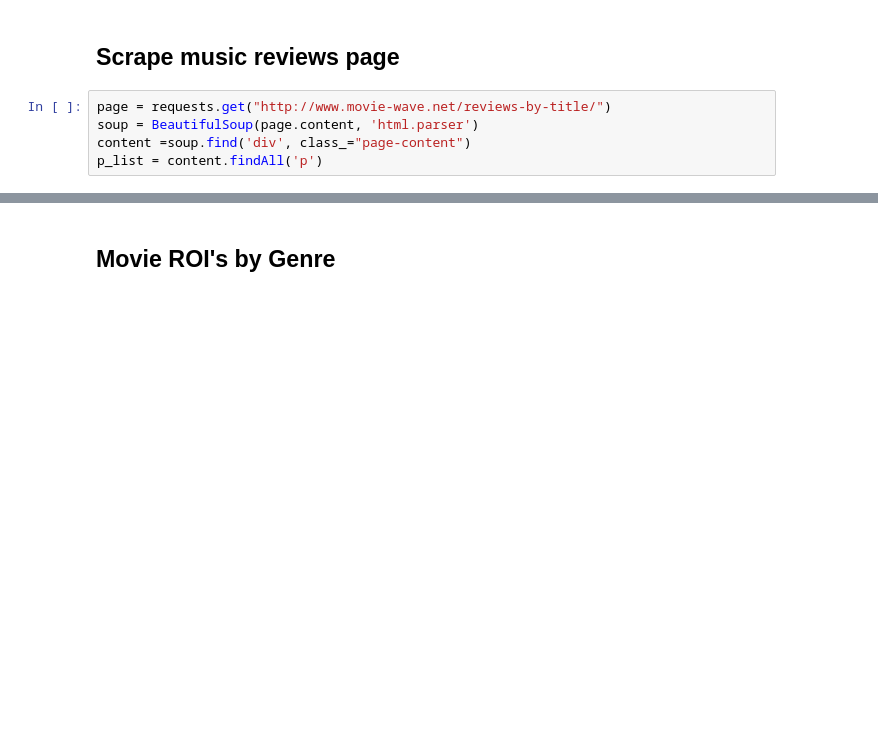
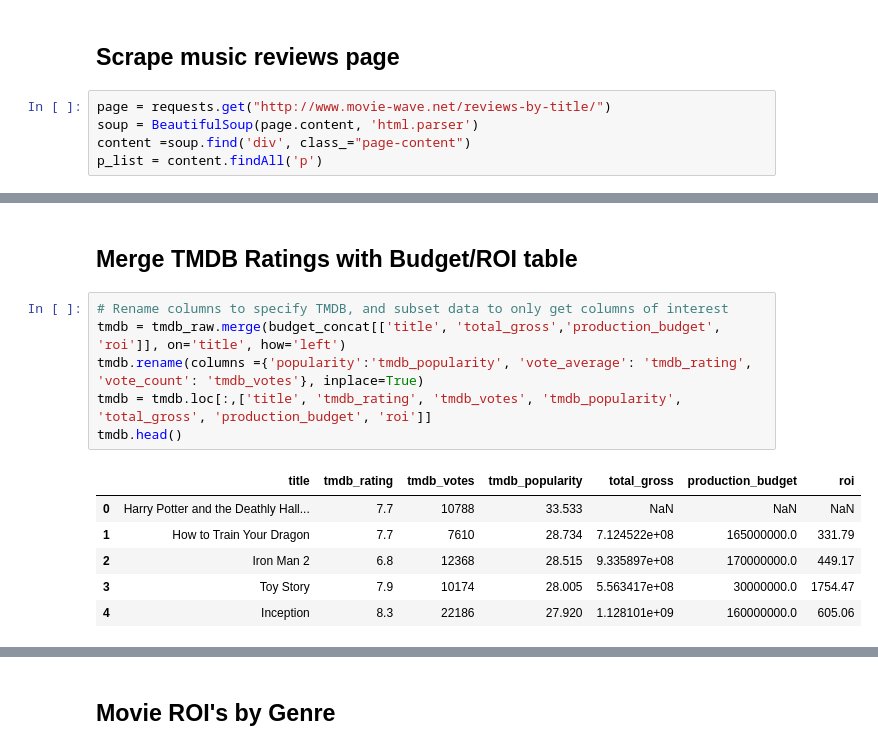
Before and after one commit to khyateed/Movie-Data-Analysis, a Jupyter notebook: student.ipynb, the cells around one changed output, grey strips where cells are left out. Cells and saved outputs as stored; diff of their text form; blank space fills up the shorter version.

```diff
--- a/student.ipynb
+++ b/student.ipynb
@@ -474,3 +453,18 @@ music_df
 | 2297 | Zootopia | Michael Giacchino | 2.0 |
 | 2298 | Zulu Dawn | Elmer Bernstein | 5.0 |
 2299 rows × 3 columns
+# %% [markdown]
+## Merge TMDB Ratings with Budget/ROI table
+# %%
+# Rename columns to specify TMDB, and subset data to only get columns of interest
+tmdb = tmdb_raw.merge(budget_concat[['title', 'total_gross','production_budget', 'roi']], on='title', how='left')
+tmdb.rename(columns ={'popularity':'tmdb_popularity', 'vote_average': 'tmdb_rating', 'vote_count': 'tmdb_votes'}, inplace=True)
+tmdb = tmdb.loc[:,['title', 'tmdb_rating', 'tmdb_votes', 'tmdb_popularity', 'total_gross', 'production_budget', 'roi']]
+tmdb.head()
+# %% [output]
+|  | title | tmdb_rating | tmdb_votes | tmdb_popularity | total_gross | production_budget | roi |
+| 0 | Harry Potter and the Deathly Hall... | 7.7 | 10788 | 33.533 | NaN | NaN | NaN |
+| 1 | How to Train Your Dragon | 7.7 | 7610 | 28.734 | 7.124522e+08 | 165000000.0 | 331.79 |
+| 2 | Iron Man 2 | 6.8 | 12368 | 28.515 | 9.335897e+08 | 170000000.0 | 449.17 |
+| 3 | Toy Story | 7.9 | 10174 | 28.005 | 5.563417e+08 | 30000000.0 | 1754.47 |
+| 4 | Inception | 8.3 | 22186 | 27.920 | 1.128101e+09 | 160000000.0 | 605.06 |
```
Also changed, not shown: parts of 15 cells of this notebook.
